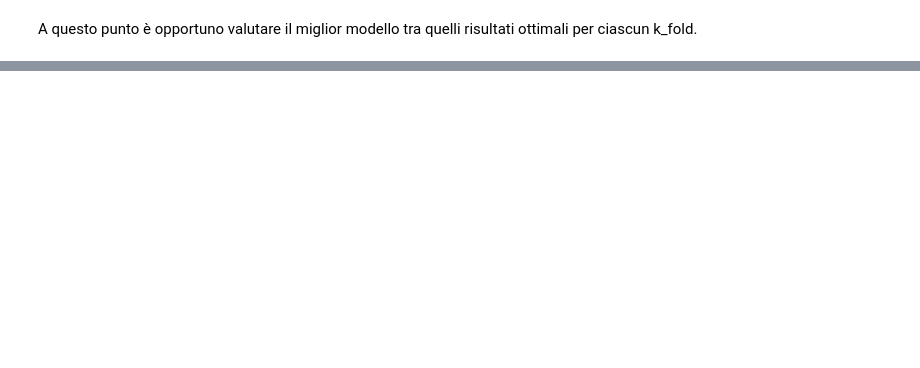
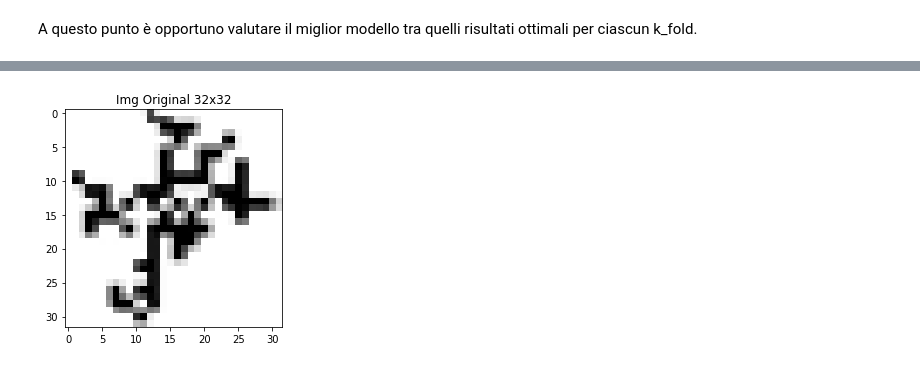
Before and after one commit to scne/oil_spill_classification, a Jupyter notebook: notebook/neural_network/base.ipynb, the cells around one changed output, grey strips where cells are left out. Drawn from its saved outputs; the diff is of its cells as text; code cells hidden in the pictures; blank space fills up the shorter version.

```diff
--- a/notebook/neural_network/base.ipynb
+++ b/notebook/neural_network/base.ipynb
@@ -293,0 +590,25 @@ L'utilizzo della cross validation, per evitare o attenuare il fenomeno di overfi
+# %%
+path_dataset = './img_cluster'
+
+print('loading data .......')
+X_train, X_test, Y_train, Y_test = load_data_cnn()
+
+print('train examples:')
+print(len(X_train))
+print('test examples:')
+print(len(X_test))
+
+print('start .... ')
+
+model.fit(X_train, Y_train, batch_size=batch_size, epochs=num_epochs, verbose=2, validation_split=0.1,
+          callbacks=[TensorBoard(log_dir='./deep/tensorboard/', histogram_freq=1, write_images=True,
+                                 write_grads=True, embeddings_layer_names=['conv1'], embeddings_freq=1),
+                     EarlyStopping(monitor='val_loss', min_delta=0.001, patience=2,
+                                   verbose=1, mode='auto')])
+
+# save current model
+print("Saving model")
+model.save(path_model+'model.h5', overwrite=True)
+# evaluete model over test set
+print("Evaluete model")
+evaluete_cnn(X_test, Y_test)
@@ -293,0 +672,10 @@ L'utilizzo della cross validation, per evitare o attenuare il fenomeno di overfi
+# %%
+i = 500
+img = np.reshape(X_test[i], [32, 32])
+
+plt.figure()
+plt.title('Img Original 32x32')
+plt.imshow(img, cmap=cm.get_cmap('binary'))
+plt.show()
+# %% [output]
+[figure, added]
```
Also changed, not shown: parts of 39 cells of this notebook, 2 other files.
